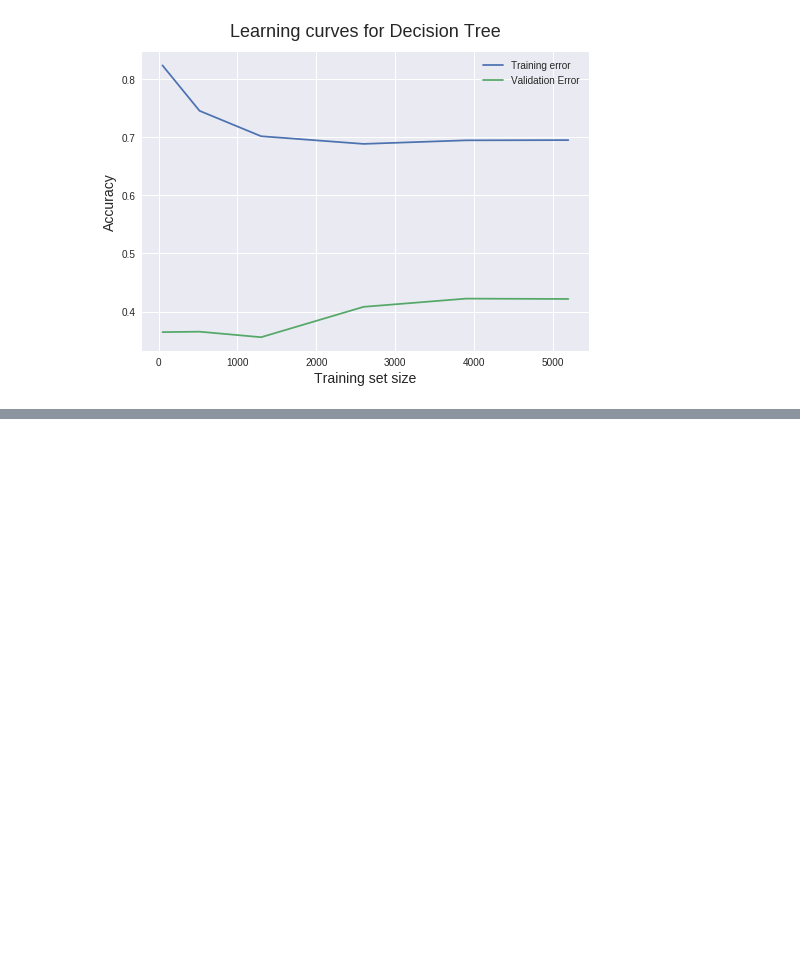
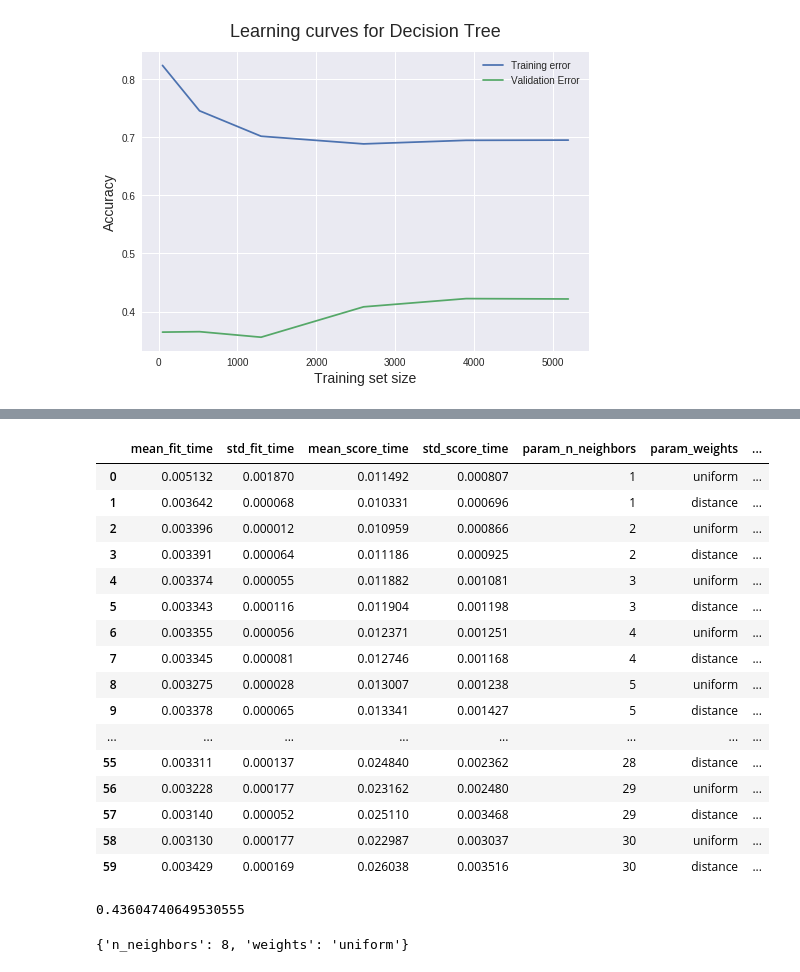
Before and after one commit to 6r0k3d/ml-intro, a Jupyter notebook: notebooks/knn_wine.ipynb, the cells around one changed output, grey strips where cells are left out. Drawn from its saved outputs; the diff is of its cells as text; code cells hidden in the pictures; blank space fills up the shorter version.

```diff
--- a/notebooks/knn_wine.ipynb
+++ b/notebooks/knn_wine.ipynb
@@ -238,8 +235,6 @@ plt.legend()
 # %% [output]
 <matplotlib.legend.Legend at 0x...>
 [figure]
-# %%
-clf.max_depth = 10
 # %%
 train_sizes, train_scores, validation_scores = learning_curve(estimator=clf,X=X, y=y, train_sizes=train_sizes, cv=5, scoring='accuracy')
 # %%
@@ -257,3 +252,12 @@ plt.legend()
 # %% [output]
 <matplotlib.legend.Legend at 0x...>
 [figure]
+# %%
+k_range = range(1,31)
+weight_options = ['uniform','distance']
+
+param_grid = dict(n_neighbors=k_range, weights=weight_options)
+# %%
+grid = GridSearchCV(clf, param_grid, scoring='accuracy')
+# %%
+grid.fit(X,y)
@@ -259,0 +273,28 @@ plt.legend()
+# %%
+pd.DataFrame(grid.cv_results_)
+# %% [output]
+|  | mean_fit_time | std_fit_time | mean_score_time | std_score_time | param_n_neighbors | param_weights | ... |
+| 0 | 0.005132 | 0.001870 | 0.011492 | 0.000807 | 1 | uniform | ... |
+| 1 | 0.003642 | 0.000068 | 0.010331 | 0.000696 | 1 | distance | ... |
+| 2 | 0.003396 | 0.000012 | 0.010959 | 0.000866 | 2 | uniform | ... |
+| 3 | 0.003391 | 0.000064 | 0.011186 | 0.000925 | 2 | distance | ... |
+| 4 | 0.003374 | 0.000055 | 0.011882 | 0.001081 | 3 | uniform | ... |
+| 5 | 0.003343 | 0.000116 | 0.011904 | 0.001198 | 3 | distance | ... |
+| 6 | 0.003355 | 0.000056 | 0.012371 | 0.001251 | 4 | uniform | ... |
+| 7 | 0.003345 | 0.000081 | 0.012746 | 0.001168 | 4 | distance | ... |
+| 8 | 0.003275 | 0.000028 | 0.013007 | 0.001238 | 5 | uniform | ... |
+| 9 | 0.003378 | 0.000065 | 0.013341 | 0.001427 | 5 | distance | ... |
+| ... | ... | ... | ... | ... | ... | ... | ... |
+| 55 | 0.003311 | 0.000137 | 0.024840 | 0.002362 | 28 | distance | ... |
+| 56 | 0.003228 | 0.000177 | 0.023162 | 0.002480 | 29 | uniform | ... |
+| 57 | 0.003140 | 0.000052 | 0.025110 | 0.003468 | 29 | distance | ... |
+| 58 | 0.003130 | 0.000177 | 0.022987 | 0.003037 | 30 | uniform | ... |
+| 59 | 0.003429 | 0.000169 | 0.026038 | 0.003516 | 30 | distance | ... |
+# %%
+grid.best_score_
+# %% [output]
+0.43604740649530555
+# %%
+grid.best_params_
+# %% [output]
+{'n_neighbors': 8, 'weights': 'uniform'}
```
Also changed, not shown: parts of 3 cells of this notebook, 1 other file.
